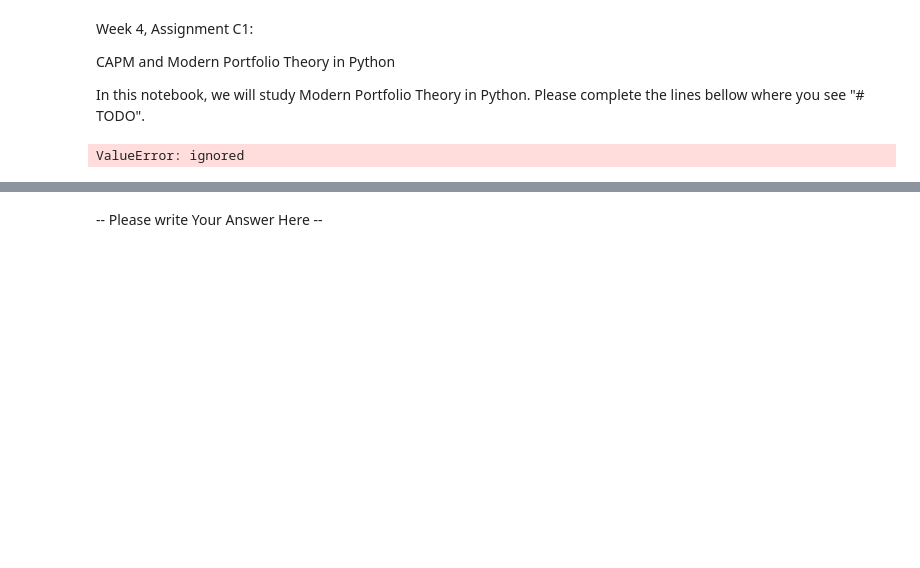
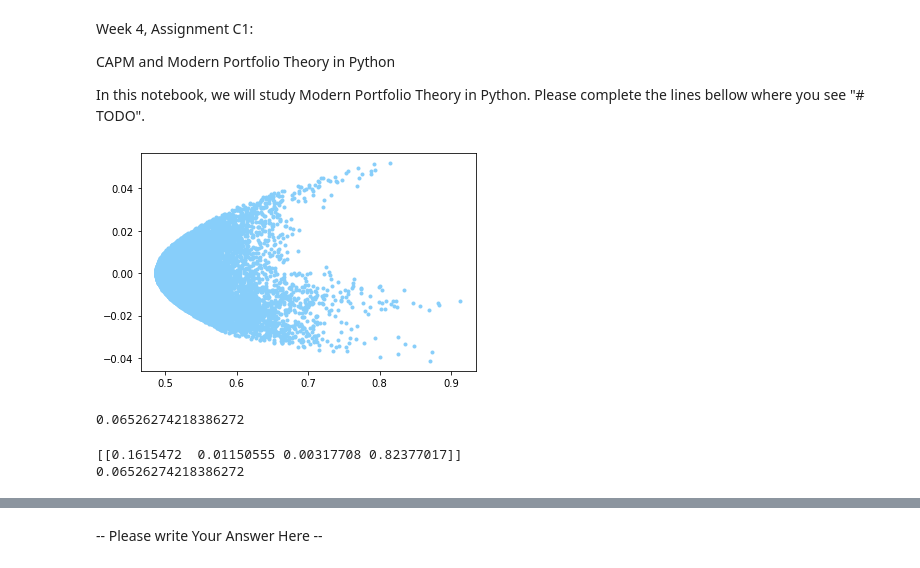
Before and after one commit to maryamalzahrani/Week_4_CP_1, a Jupyter notebook: assignment_w4_c1_template_fainal.ipynb, the cells around one changed output, grey strips where cells are left out. Saved outputs shown, nothing was run; the diff lists cells and outputs as text; code cells hidden in the pictures; blank space fills up the shorter version.

```diff
--- a/assignment_w4_c1_template_fainal.ipynb
+++ b/assignment_w4_c1_template_fainal.ipynb
@@ -21,8 +20,8 @@ import matplotlib.pyplot as plt
 #two new variables "no_of_asset_classes" and "no_of_observations", respectively.
 
 
-no_of_asset_classes = 2
-no_of_observations = 1000
+no_of_asset_classes =4
+no_of_observations = 600
 # %%
 np.random.seed(123)
 matrix_of_return_values = np.random.randn(no_of_asset_classes, no_of_observations)
@@ -47,13 +47,12 @@ portfolio_sharpe_ratios = []
 #"no_of_asset_classes" and returns (Output.I) a Numpy vector (matrix) of weights (percentages) of length "no_of_asset_classes"
 #whose sum is one (1).
 
-no_of_asset_classes = 1000
 def get_random_asset_weights(no_of_asset_classes):
     random_asset_weights = np.random.rand(no_of_asset_classes)
-    total =random_asset_weights.sum()
-    random_asset_weights = random_asset_weights/total
-    return np.asmatrix(random_asset_weights)
-    len(get_random_asset_weights(no_of_asset_classes))
+    random_asset_weights /= sum(random_asset_weights)
+    random_asset_weights = np.asmatrix(random_asset_weights)
+    return random_asset_weights
+#print(get_random_asset_weights(no_of_asset_classes))
 # %%
 #Objective 6.
 #Write a function called "get_portfolio_statistics" that takes as input (Input.I) a Numpy vector (matrix)
@@ -67,9 +66,9 @@ def get_portfolio_statistics(asset_weights, matrix_of_return_values):
     asset_means = np.asmatrix(np.mean(matrix_of_return_values, axis = 1))
     asset_covariances = np.asmatrix(np.cov(matrix_of_return_values))
     portfolio_mean = asset_weights * asset_means.T
-    #portfolio_mean = #todo second line if needed.
+    portfolio_mean = portfolio_mean.item()
     portfolio_standard_deviation = np.sqrt(asset_weights * asset_covariances * asset_weights.T)
-    #portfolio_standard_deviation = #todo second line if needed.
+    portfolio_standard_deviation = portfolio_standard_deviation.item()
     portfolio_sharpe_ratio = portfolio_mean / portfolio_standard_deviation
     return portfolio_mean, portfolio_standard_deviation, portfolio_sharpe_ratio
 # %%
@@ -82,36 +81,51 @@ def get_portfolio_statistics(asset_weights, matrix_of_return_values):
 #the Sharpe ratio "portfolio_sharpe_ratio" of the portfolio of assets with asset weights "asset_weights" and asset
 #return values belonging to "matrix_of_return_values", respectively.
 
+
+collection_of_random_asset_weights = []
+portfolio_means = []
+portfolio_standard_deviations = []
+portfolio_sharpe_ratios = []
+
 while len(collection_of_random_asset_weights) < no_of_portfolios:
-  random_asset_weights = get_random_asset_weights(no_of_asset_classes=no_of_asset_classes)
+    random_asset_weights = get_random_asset_weights(no_of_asset_classes)
+    collection_of_random_asset_weights.append(random_asset_weights)
 
-  collection_of_random_asset_weights.append(random_asset_weights)
+    p_mean, P_std, P_sr = get_portfolio_statistics(
+        asset_weights=random_asset_weights,
+        matrix_of_return_values = matrix_of_return_values
+        )
 
-  portfolio_mean, portfolio_standard_deviation, portfolio_sharpe_ratio = get_portfolio_statistics(random_asset_weights, matrix_of_return_values)
-
-  portfolio_means.append(portfolio_mean)
-  portfolio_standard_deviations.append(portfolio_standard_deviation)
-  portfolio_sharpe_ratios.append(portfolio_sharpe_ratio)
+    portfolio_means.append(p_mean)
+    portfolio_standard_deviations.append(P_std)
+    portfolio_sharpe_ratios.append(P_sr)
-# %% [output]
-ValueError: ignored
 # %%
 #Objective 8.
 #Make a scatterplot of the corresponding values (x,y) = (portfolio_standard_deviation, portfolio_mean) from the
 #lists "portfolio_standard_deviations" and "portfolio_means", respectively.
 
-plt.plot(portfolio_standard_deviations, portfolio_means), 'o', markersize = 3, color = 'lightskyblue')
+plt.plot(portfolio_standard_deviations, portfolio_means, 'o', markersize = 3, color = 'lightskyblue')
 plt.show()
+# %% [output]
+[figure, added]
 # %%
 #Objective 9.
 #Find the list index of the portfolio of highest Sharpe ratio.
 
 index = np.argmax(portfolio_sharpe_ratios)
+# %%
+portfolio_sharpe_ratios[index]
+# %% [output]
+0.06526274218386272
 # %%
 #Objective 10.
 #Print the asset weights and Sharpe ratio of the portfolio of highest Sharpe ratio, using index above.
 
 print(collection_of_random_asset_weights[index])
 print(portfolio_sharpe_ratios[index])
+# %% [output]
+[[0.1615472  0.01150555 0.00317708 0.82377017]]
+0.06526274218386272
 # %%
 #Objective 11.
 #Add the Capital Market Line to your scatterplot from Objective 8.
```
Also changed, not shown: parts of 3 cells of this notebook.
